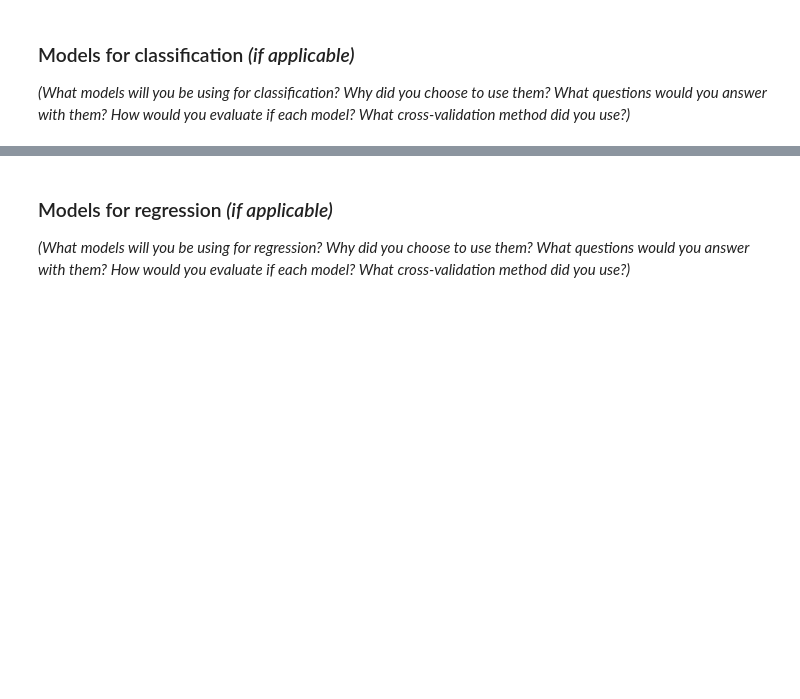
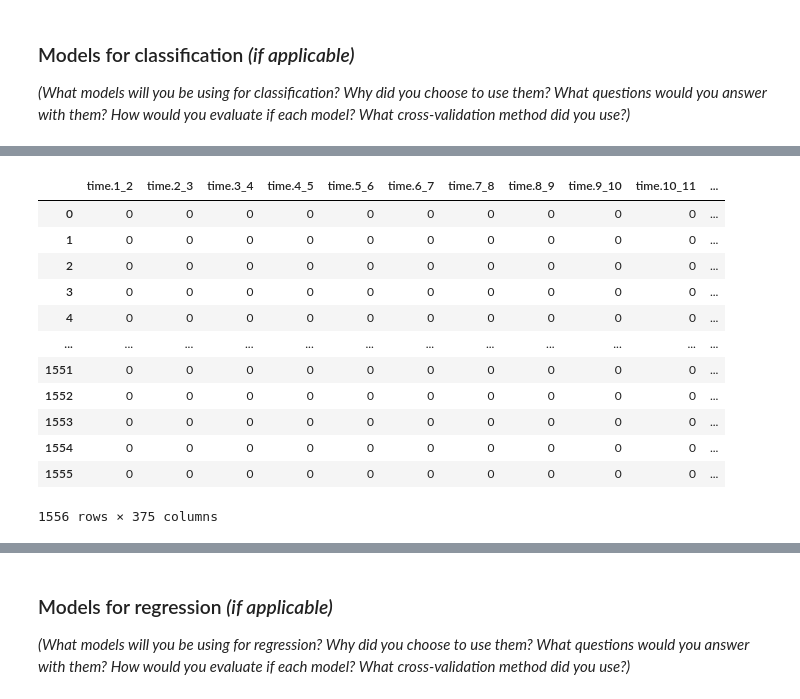
Before and after one commit to landoltk/CMSE381, a Jupyter notebook: ProjectTemplate.ipynb, the cells around one changed output, grey strips where cells are left out. Saved outputs shown, nothing was run; the diff lists cells and outputs as text; code cells hidden in the pictures; blank space fills up the shorter version.

```diff
--- a/ProjectTemplate.ipynb
+++ b/ProjectTemplate.ipynb
@@ -70,0 +160,18 @@ _(What models will you be using for classification? Why did you choose to use th
+# %%
+constant_cols = [col for col in predictors.columns if predictors[col].nunique() == 1]
+predictors_filtered = predictors.drop(columns=constant_cols)
+predictors_filtered
+# %% [output]
+|  | time.1_2 | time.2_3 | time.3_4 | time.4_5 | time.5_6 | time.6_7 | time.7_8 | time.8_9 | time.9_10 | time.10_11 | ... |
+| 0 | 0 | 0 | 0 | 0 | 0 | 0 | 0 | 0 | 0 | 0 | ... |
+| 1 | 0 | 0 | 0 | 0 | 0 | 0 | 0 | 0 | 0 | 0 | ... |
+| 2 | 0 | 0 | 0 | 0 | 0 | 0 | 0 | 0 | 0 | 0 | ... |
+| 3 | 0 | 0 | 0 | 0 | 0 | 0 | 0 | 0 | 0 | 0 | ... |
+| 4 | 0 | 0 | 0 | 0 | 0 | 0 | 0 | 0 | 0 | 0 | ... |
+| ... | ... | ... | ... | ... | ... | ... | ... | ... | ... | ... | ... |
+| 1551 | 0 | 0 | 0 | 0 | 0 | 0 | 0 | 0 | 0 | 0 | ... |
+| 1552 | 0 | 0 | 0 | 0 | 0 | 0 | 0 | 0 | 0 | 0 | ... |
+| 1553 | 0 | 0 | 0 | 0 | 0 | 0 | 0 | 0 | 0 | 0 | ... |
+| 1554 | 0 | 0 | 0 | 0 | 0 | 0 | 0 | 0 | 0 | 0 | ... |
+| 1555 | 0 | 0 | 0 | 0 | 0 | 0 | 0 | 0 | 0 | 0 | ... |
+1556 rows × 375 columns
```
Also changed, not shown: parts of 23 cells of this notebook.
